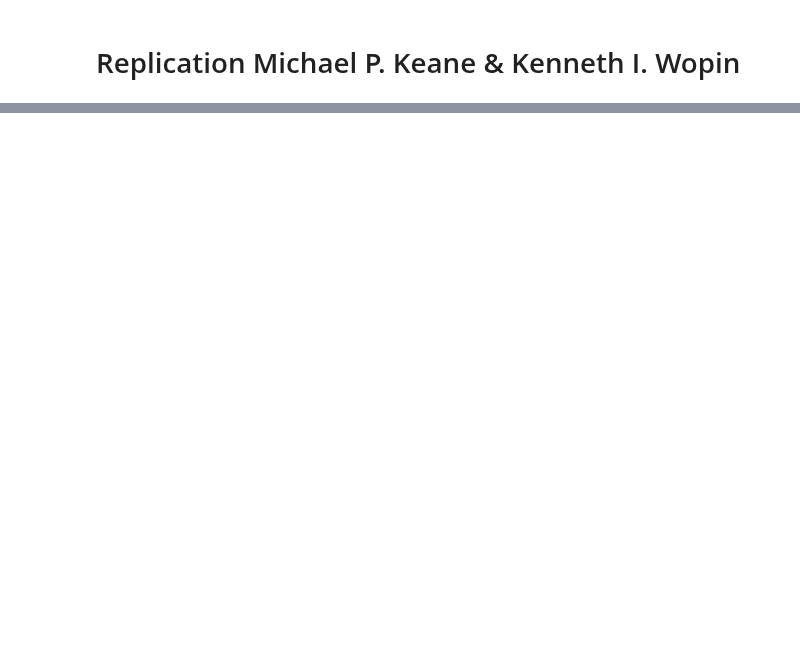
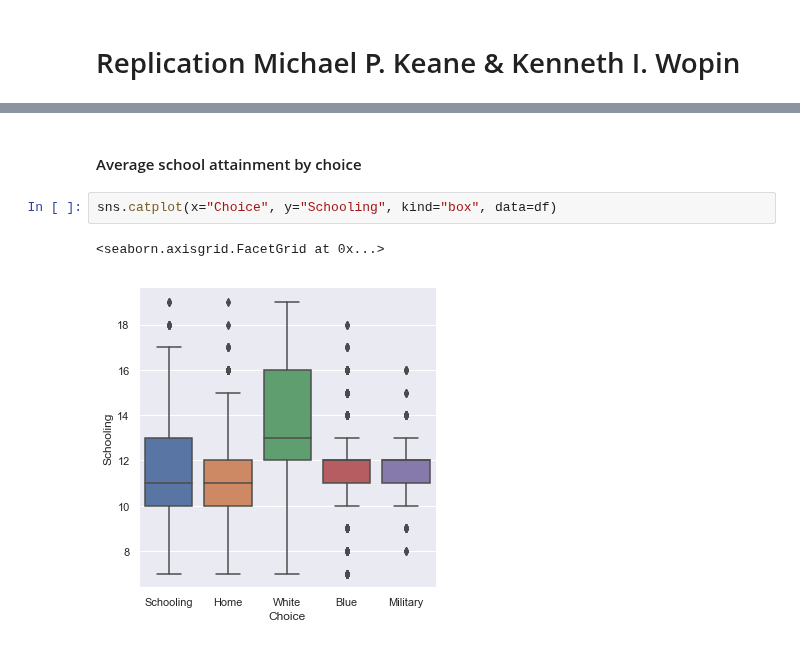
Before and after one commit to Yuleii/student-project-lindamaok899, a Jupyter notebook: student_project.ipynb, the cells around one changed output, grey strips where cells are left out. Drawn from its saved outputs; the diff is of its cells as text; blank space fills up the shorter version.

```diff
--- a/student_project.ipynb
+++ b/student_project.ipynb
@@ -25,0 +109,7 @@ For both packages and an additional project (*uncertainty quantification project
+# %% [markdown]
+#### Average school attainment by choice
+# %%
+sns.catplot(x="Choice", y="Schooling", kind="box", data=df)
+# %% [output]
+<seaborn.axisgrid.FacetGrid at 0x...>
+[figure, added]
```
Also changed, not shown: parts of 24 cells of this notebook, 5 other files.
